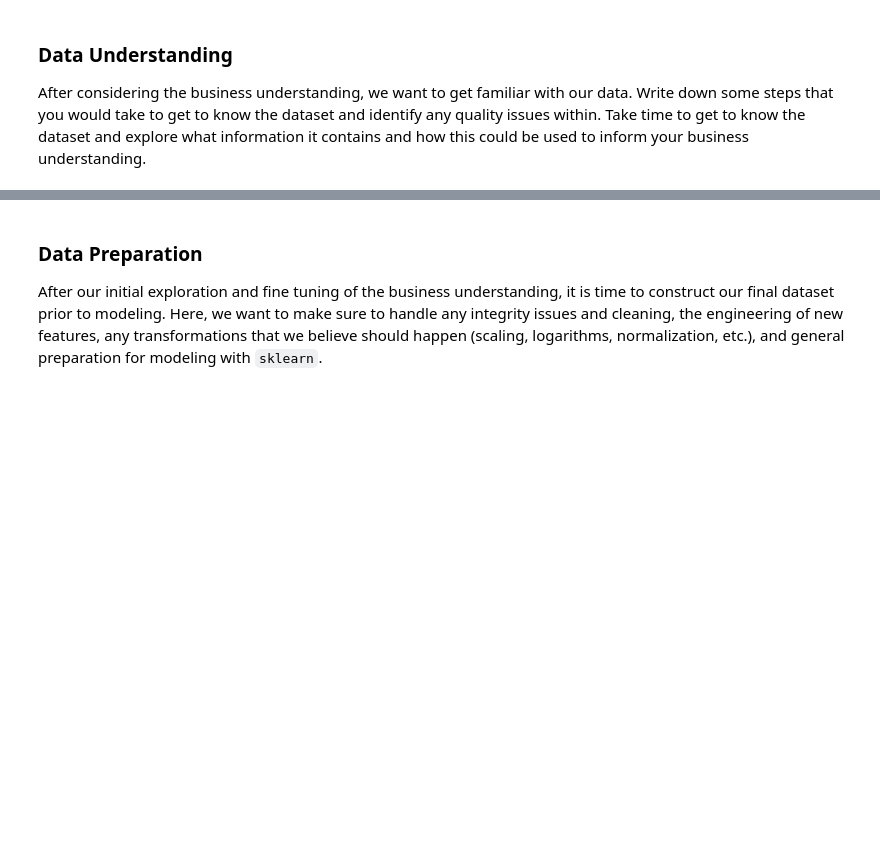
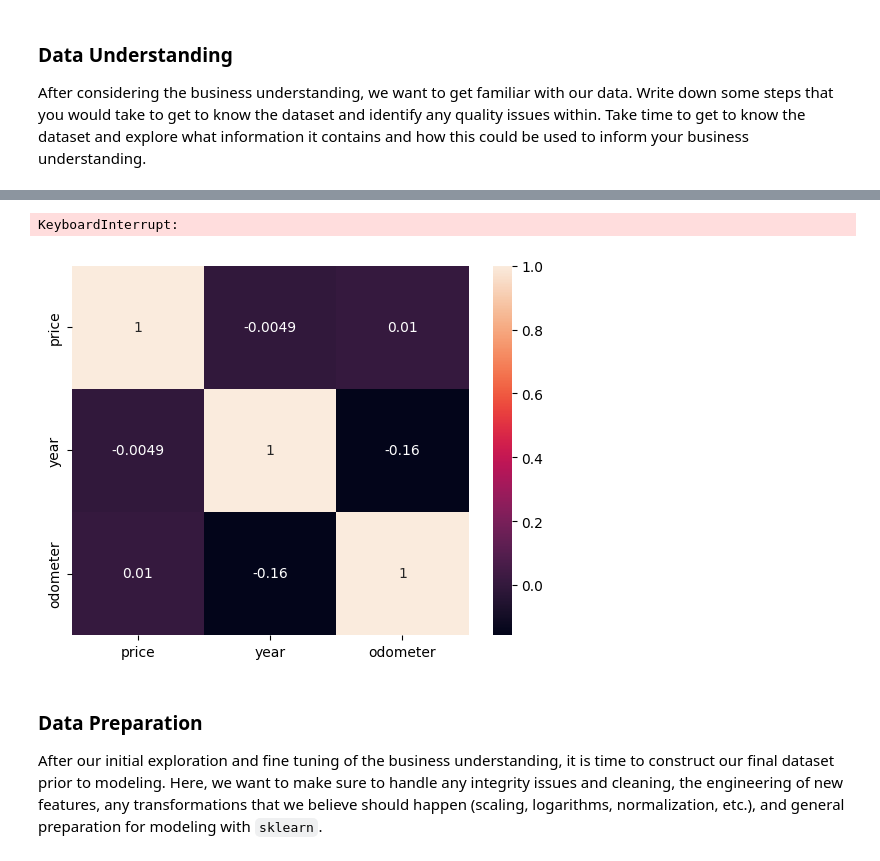
Before and after one commit to rvadavia/Assignment--11, a Jupyter notebook: UsedCraAIML.ipynb, the cells around one changed output, grey strips where cells are left out. Cells and saved outputs as stored; diff of their text form; code cells hidden in the pictures; blank space fills up the shorter version.

```diff
--- a/UsedCraAIML.ipynb
+++ b/UsedCraAIML.ipynb
@@ -72,0 +61,32 @@ max    7.317101e+09  3.736929e+09    2022.000000  1.000000e+07
+# %%
+df=open('OutPut','w')
+nan_count = UsedCar_data.isna().sum()
+df.write(nan_count.to_string())
+df.close()
+print(nan_count)
+UsedCar_data_r2 = UsedCar_data
+# print(UsedCar_data.info())
+# UsedCar_data_r2 = UsedCar_data.drop(['id','condition', 'cylinders','VIN','drive','size','paint_color','manufacturer','title_status'], axis=1)
+# UsedCar_data_r2 = UsedCar_data.drop(['id','condition', 'cylinders','VIN','drive','size','paint_color','manufacturer','title_status'], axis=1)
+#UsedCar_data_r2.info()
+#print(UsedCar_data_r2['type'].unique())
+
+s = UsedCar_data['condition'].unique()
+mymap = {'a':1, 'b':2, 'c':3, 'd':4, 'e':5}
+
+mapping = {item:i for i, item in enumerate(UsedCar_data_r2["condition"].unique())}
+UsedCar_data_r2["condition_code"] = UsedCar_data_r2["condition"].apply(lambda x: mapping[x])
+print(UsedCar_data_r2.head())
+print(s)
+# xx = pd.get_dummies(data = UsedCar_data_r2, columns= ['type'])
+# xx=xx.dropna(thresh=2)
+# xx=xx.dropna(how='all')
+# nan_count = xx.isna().sum()
+# print(nan_count)
+# xx.head()
+# print(UsedCar_data_r2['fuel'].unique())
+# print(UsedCar_data_r2['model'].unique())
+# # nan_count = UsedCar_data.isna().sum()
+# print(nan_count)
+# print(UsedCar_data.head())
+# #print(UsedCar_data.describe())
@@ -73,3 +111,18 @@ max    7.317101e+09  3.736929e+09    2022.000000  1.000000e+07
+# %%
+import matplotlib.pyplot as plt
+import seaborn as sns
+UsedCar_data_r2.ffill(axis = 0)
+sns.scatterplot(UsedCar_data_r2)
+
+plt.show()
+# %% [output]
+KeyboardInterrupt:
+# %%
+corr_matrix = UsedCar_data_r2.corr()
+sns.heatmap(corr_matrix, annot=True)
+plt.show()
+# %% [output]
+[figure, added]
 # %% [markdown]
 ### Data Preparation
 
```
Also changed, not shown: parts of 6 cells of this notebook.
